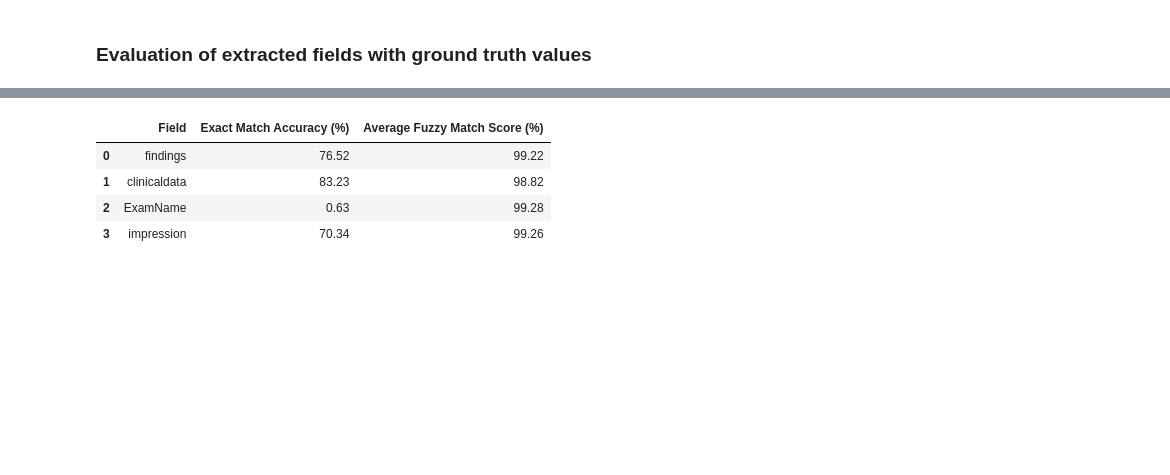
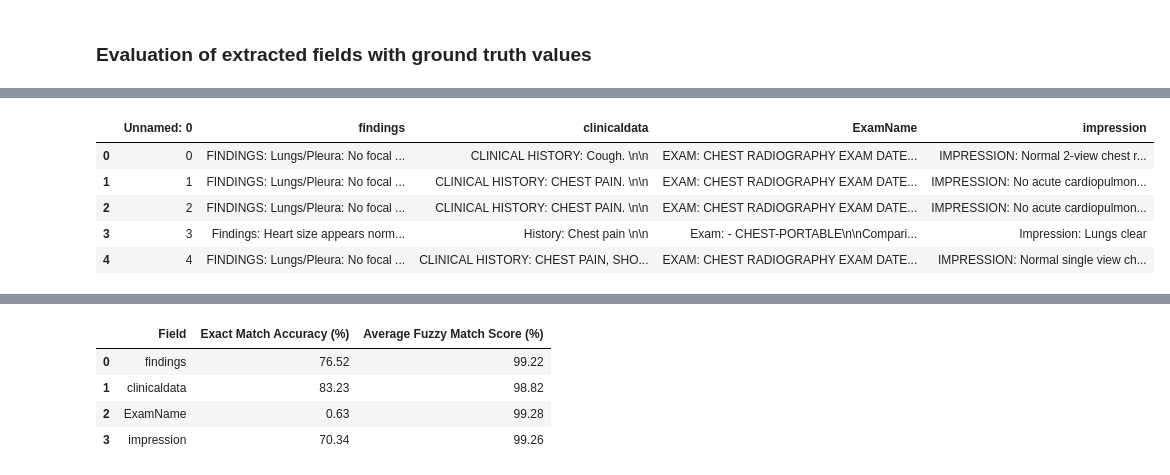
Before and after one commit to Divya-Chintala/Build_Projects_Open_Avenue, a Jupyter notebook: week2/fields_extraction.ipynb, the cells around one changed output, grey strips where cells are left out. Saved outputs shown, nothing was run; the diff lists cells and outputs as text; code cells hidden in the pictures; blank space fills up the shorter version.

```diff
--- a/week2/fields_extraction.ipynb
+++ b/week2/fields_extraction.ipynb
@@ -206,4 +216,13 @@ extracted_df=pd.read_csv(r'C:\Users\divya\Documents\GitHub\Build_Projects_Open_A
 # %%
 ground_truth_df=pd.read_csv(r'C:\Users\divya\Documents\GitHub\Build_Projects_Open_Avenue\week2\ground_truth.csv')
+# %%
+ground_truth_df.head()
+# %% [output]
+|  | Unnamed: 0 | findings | clinicaldata | ExamName | impression |
+| 0 | 0 | FINDINGS: Lungs/Pleura: No focal ... | CLINICAL HISTORY: Cough. \n\n | EXAM: CHEST RADIOGRAPHY EXAM DATE... | IMPRESSION: Normal 2-view chest r... |
+| 1 | 1 | FINDINGS: Lungs/Pleura: No focal ... | CLINICAL HISTORY: CHEST PAIN. \n\n | EXAM: CHEST RADIOGRAPHY EXAM DATE... | IMPRESSION: No acute cardiopulmon... |
+| 2 | 2 | FINDINGS: Lungs/Pleura: No focal ... | CLINICAL HISTORY: CHEST PAIN. \n\n | EXAM: CHEST RADIOGRAPHY EXAM DATE... | IMPRESSION: No acute cardiopulmon... |
+| 3 | 3 | Findings: Heart size appears norm... | History: Chest pain \n\n | Exam: - CHEST-PORTABLE\n\nCompari... | Impression: Lungs clear |
+| 4 | 4 | FINDINGS: Lungs/Pleura: No focal ... | CLINICAL HISTORY: CHEST PAIN, SHO... | EXAM: CHEST RADIOGRAPHY EXAM DATE... | IMPRESSION: Normal single view ch... |
 # %%
 fields = ["findings", "clinicaldata", "ExamName", "impression"]
```
Also changed, not shown: parts of 25 cells of this notebook.
